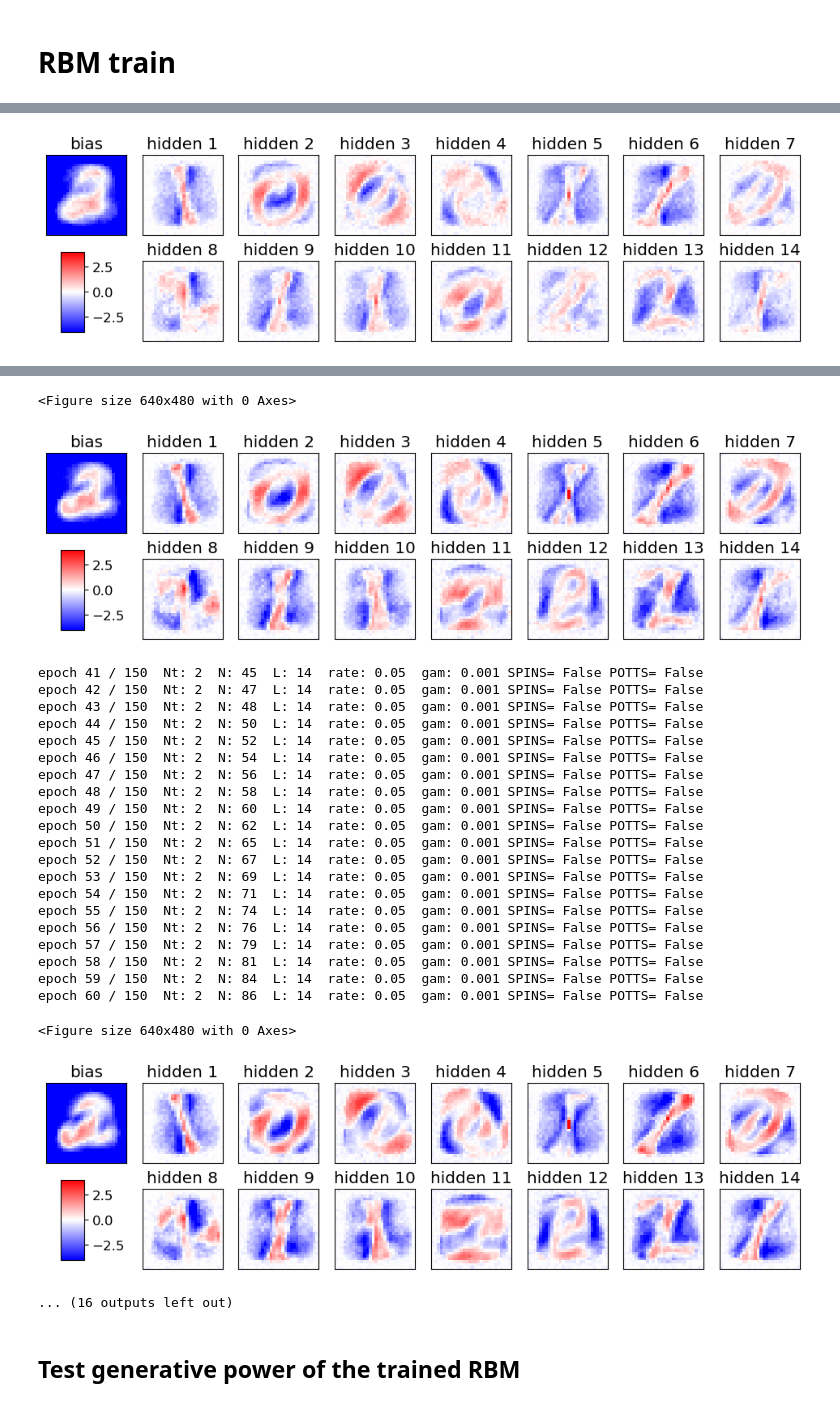
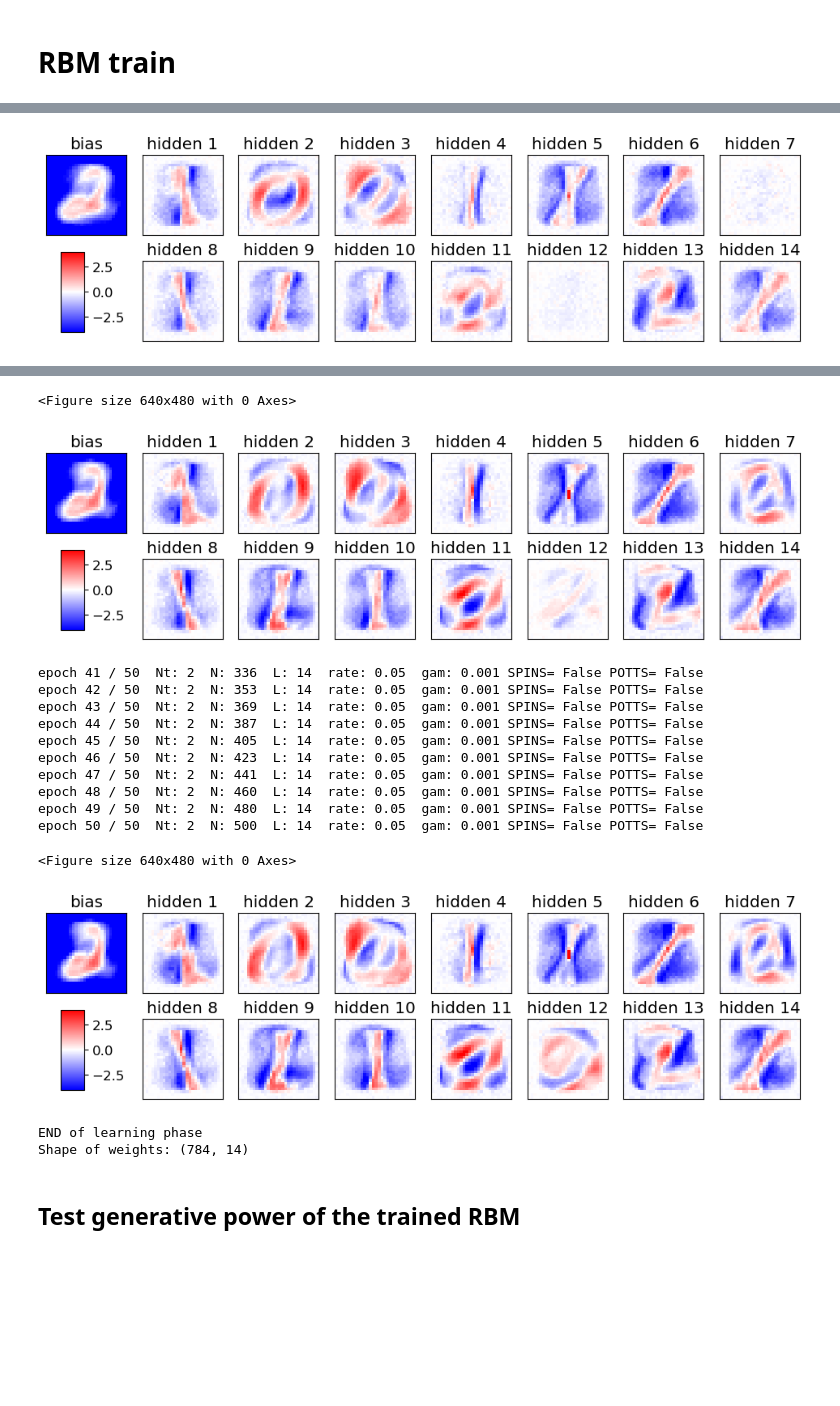
Before and after one commit to FrancescoLR02/LCP-Mod-B-Exercises, a Jupyter notebook: ex2_RBM/RBM_2025_MNIST.ipynb, the cells around one changed output, grey strips where cells are left out. Drawn from its saved outputs; the diff is of its cells as text; code cells hidden in the pictures; blank space fills up the shorter version.

```diff
--- a/ex2_RBM/RBM_2025_MNIST.ipynb
+++ b/ex2_RBM/RBM_2025_MNIST.ipynb
@@ -311,7 +312,7 @@ b = np.zeros(L)
 #print("w=",w);print("a=",a);print("b=",b)
 
 # nr of epochs
-Nepoch=150
+Nepoch=50
 # minibatches per epoch
 Nmini=20
 # minibatch size at initial epoch and final one
@@ -422,10 +423,11 @@ for epoch in range(1,1+Nepoch):
     print("epoch",epoch,"/",Nepoch," Nt:",Nt," N:",N," L:",L,
           " rate:",l_rate," gam:",gamma,"SPINS=",SPINS,"POTTS=",POTTS)
 
-    if Nepoch<=100 or epoch%20==0 or epoch==Nepoch:
+    if Nepoch<=20 or epoch%20==0 or epoch==Nepoch:
         plot_weights_bias(wE, aE, epoch, L, cols=Ncols, save=False)
 
     str_time_completion = datetime.datetime.now().strftime("_%Y%m%d_%H%M")
 
 print("END of learning phase")
+print(f"Shape of weights: {wE[5].shape}")
 # %% [output]
@@ -453,2 +455,2 @@ epoch 20 / 150  Nt: 2  N: 17  L: 14  rate: 0.05  gam: 0.001 SPINS= False POTTS=
 <Figure size 640x480 with 0 Axes>
-[figure, old version]
+[figure, new version]
@@ -475,28 +477,19 @@ epoch 40 / 150  Nt: 2  N: 43  L: 14  rate: 0.05  gam: 0.001 SPINS= False POTTS=
 <Figure size 640x480 with 0 Axes>
-[figure, old version]
+[figure, new version]
-epoch 41 / 150  Nt: 2  N: 45  L: 14  rate: 0.05  gam: 0.001 SPINS= False POTTS= False
-epoch 42 / 150  Nt: 2  N: 47  L: 14  rate: 0.05  gam: 0.001 SPINS= False POTTS= False
-epoch 43 / 150  Nt: 2  N: 48  L: 14  rate: 0.05  gam: 0.001 SPINS= False POTTS= False
-epoch 44 / 150  Nt: 2  N: 50  L: 14  rate: 0.05  gam: 0.001 SPINS= False POTTS= False
-epoch 45 / 150  Nt: 2  N: 52  L: 14  rate: 0.05  gam: 0.001 SPINS= False POTTS= False
-epoch 46 / 150  Nt: 2  N: 54  L: 14  rate: 0.05  gam: 0.001 SPINS= False POTTS= False
-epoch 47 / 150  Nt: 2  N: 56  L: 14  rate: 0.05  gam: 0.001 SPINS= False POTTS= False
-epoch 48 / 150  Nt: 2  N: 58  L: 14  rate: 0.05  gam: 0.001 SPINS= False POTTS= False
-epoch 49 / 150  Nt: 2  N: 60  L: 14  rate: 0.05  gam: 0.001 SPINS= False POTTS= False
-epoch 50 / 150  Nt: 2  N: 62  L: 14  rate: 0.05  gam: 0.001 SPINS= False POTTS= False
-epoch 51 / 150  Nt: 2  N: 65  L: 14  rate: 0.05  gam: 0.001 SPINS= False POTTS= False
-epoch 52 / 150  Nt: 2  N: 67  L: 14  rate: 0.05  gam: 0.001 SPINS= False POTTS= False
-epoch 53 / 150  Nt: 2  N: 69  L: 14  rate: 0.05  gam: 0.001 SPINS= False POTTS= False
-epoch 54 / 150  Nt: 2  N: 71  L: 14  rate: 0.05  gam: 0.001 SPINS= False POTTS= False
-epoch 55 / 150  Nt: 2  N: 74  L: 14  rate: 0.05  gam: 0.001 SPINS= False POTTS= False
-epoch 56 / 150  Nt: 2  N: 76  L: 14  rate: 0.05  gam: 0.001 SPINS= False POTTS= False
-epoch 57 / 150  Nt: 2  N: 79  L: 14  rate: 0.05  gam: 0.001 SPINS= False POTTS= False
-epoch 58 / 150  Nt: 2  N: 81  L: 14  rate: 0.05  gam: 0.001 SPINS= False POTTS= False
-epoch 59 / 150  Nt: 2  N: 84  L: 14  rate: 0.05  gam: 0.001 SPINS= False POTTS= False
-epoch 60 / 150  Nt: 2  N: 86  L: 14  rate: 0.05  gam: 0.001 SPINS= False POTTS= False
+epoch 41 / 50  Nt: 2  N: 336  L: 14  rate: 0.05  gam: 0.001 SPINS= False POTTS= False
+epoch 42 / 50  Nt: 2  N: 353  L: 14  rate: 0.05  gam: 0.001 SPINS= False POTTS= False
+epoch 43 / 50  Nt: 2  N: 369  L: 14  rate: 0.05  gam: 0.001 SPINS= False POTTS= False
+epoch 44 / 50  Nt: 2  N: 387  L: 14  rate: 0.05  gam: 0.001 SPINS= False POTTS= False
+epoch 45 / 50  Nt: 2  N: 405  L: 14  rate: 0.05  gam: 0.001 SPINS= False POTTS= False
+epoch 46 / 50  Nt: 2  N: 423  L: 14  rate: 0.05  gam: 0.001 SPINS= False POTTS= False
+epoch 47 / 50  Nt: 2  N: 441  L: 14  rate: 0.05  gam: 0.001 SPINS= False POTTS= False
+epoch 48 / 50  Nt: 2  N: 460  L: 14  rate: 0.05  gam: 0.001 SPINS= False POTTS= False
+epoch 49 / 50  Nt: 2  N: 480  L: 14  rate: 0.05  gam: 0.001 SPINS= False POTTS= False
+epoch 50 / 50  Nt: 2  N: 500  L: 14  rate: 0.05  gam: 0.001 SPINS= False POTTS= False
 <Figure size 640x480 with 0 Axes>
-[figure, old version]
+[figure, new version]
-... (16 outputs left out)
+END of learning phase
+Shape of weights: (784, 14)
 # %% [markdown]
 ## Test generative power of the trained RBM
 # %%
```
Also changed, not shown: parts of 5 cells of this notebook.
